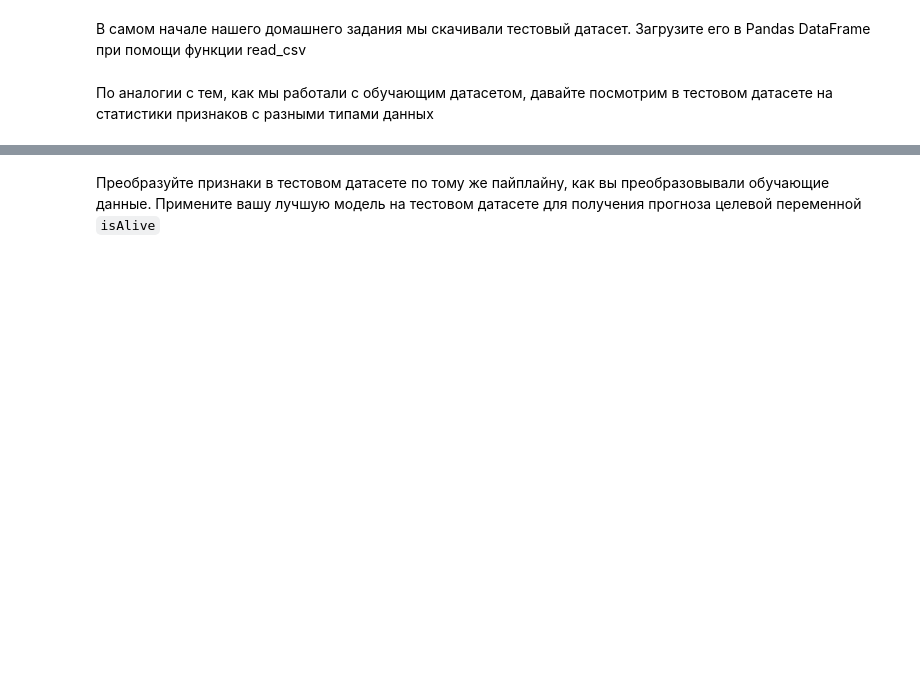
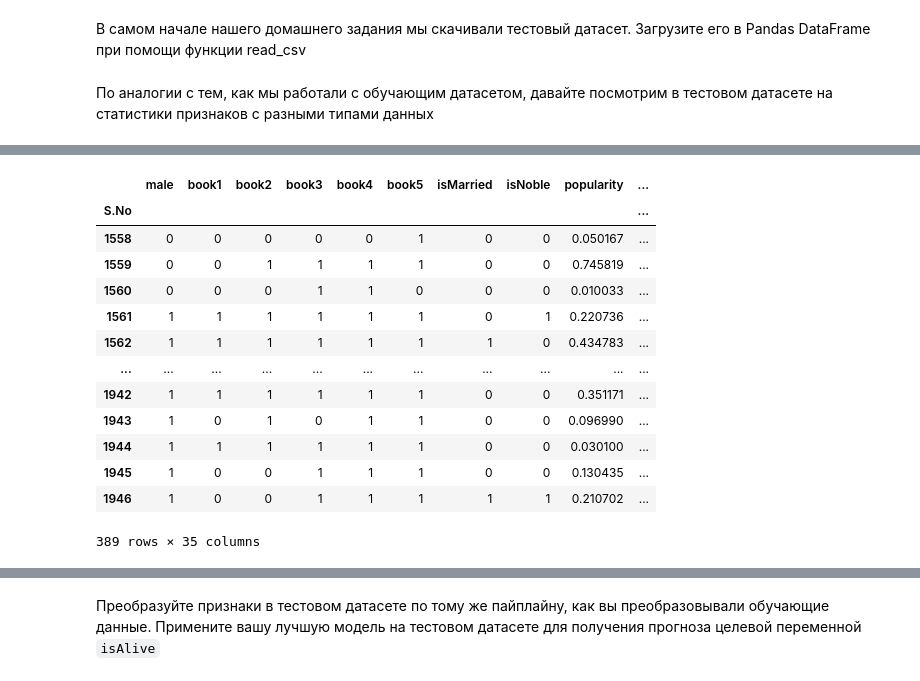
Before and after one commit to danyabredov/Bredov_rpo, a Jupyter notebook: week_01_ml_intro/Homework/hw_1_game_of_thrones.ipynb, the cells around one changed output, grey strips where cells are left out. Saved outputs shown, nothing was run; the diff lists cells and outputs as text; code cells hidden in the pictures; blank space fills up the shorter version.

```diff
--- a/week_01_ml_intro/Homework/hw_1_game_of_thrones.ipynb
+++ b/week_01_ml_intro/Homework/hw_1_game_of_thrones.ipynb
@@ -719,0 +1097,36 @@ data_test.loc[1685, 'dateOfBirth'] = 278.
+# %%
+data_test.loc[(data_test.title == 'Unknown'), ['title']] = 'Rare'
+# %%
+rare_titles_house = data_test['house'].value_counts()[data_test['house'].value_counts() < 10].index
+data_test['house'] = data_test['house'].replace(rare_titles_house, 'Rare')
+data_test.loc[(data_test.house.isna()), ['house']] = 'Unknown'
+# %%
+categorical_features_test = data_test[categorical_columns]
+unprocessed_cat_features_test = categorical_features_test.select_dtypes(include=[object]).columns.tolist()
+# %%
+encoder_test = OneHotEncoder(sparse_output=False)
+
+one_hot_encoded_test = encoder_test.fit_transform(data_test[unprocessed_cat_features_test])
+
+one_hot_df_test = pd.DataFrame(one_hot_encoded_test, columns=encoder_test.get_feature_names_out(unprocessed_cat_features_test), index=data_test.index)
+# %%
+df_encoded_test = pd.concat([data_test, one_hot_df_test], axis=1)
+
+df_encoded_test = df_encoded_test.drop(unprocessed_cat_features_test, axis=1)
+
+df_encoded_test
+# %% [output]
+|  | male | book1 | book2 | book3 | book4 | book5 | isMarried | isNoble | popularity | ... |
+| S.No |  |  |  |  |  |  |  |  |  | ... |
+| 1558 | 0 | 0 | 0 | 0 | 0 | 1 | 0 | 0 | 0.050167 | ... |
+| 1559 | 0 | 0 | 1 | 1 | 1 | 1 | 0 | 0 | 0.745819 | ... |
+| 1560 | 0 | 0 | 0 | 1 | 1 | 0 | 0 | 0 | 0.010033 | ... |
+| 1561 | 1 | 1 | 1 | 1 | 1 | 1 | 0 | 1 | 0.220736 | ... |
+| 1562 | 1 | 1 | 1 | 1 | 1 | 1 | 1 | 0 | 0.434783 | ... |
+| ... | ... | ... | ... | ... | ... | ... | ... | ... | ... | ... |
+| 1942 | 1 | 1 | 1 | 1 | 1 | 1 | 0 | 0 | 0.351171 | ... |
+| 1943 | 1 | 0 | 1 | 0 | 1 | 1 | 0 | 0 | 0.096990 | ... |
+| 1944 | 1 | 1 | 1 | 1 | 1 | 1 | 0 | 0 | 0.030100 | ... |
+| 1945 | 1 | 0 | 0 | 1 | 1 | 1 | 0 | 0 | 0.130435 | ... |
+| 1946 | 1 | 0 | 0 | 1 | 1 | 1 | 1 | 1 | 0.210702 | ... |
+389 rows × 35 columns
```
Also changed, not shown: parts of 64 cells of this notebook.
